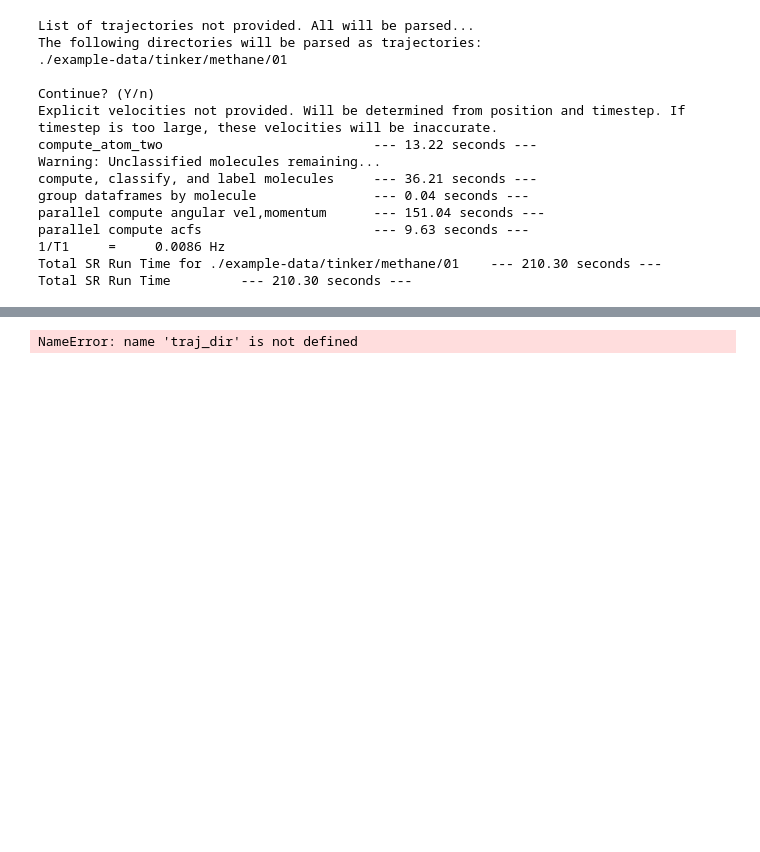
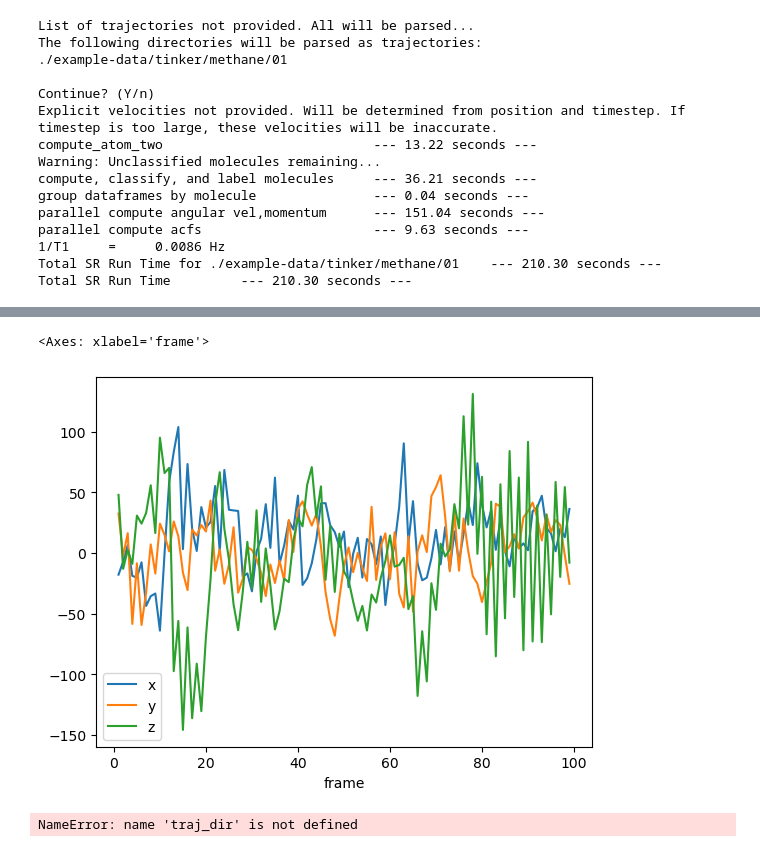
Before and after one commit to jautschbach/dynpy, a Jupyter notebook: scratch.ipynb, the cells around one changed output, grey strips where cells are left out. Drawn from its saved outputs; the diff is of its cells as text; code cells hidden in the pictures; blank space fills up the shorter version.

```diff
--- a/scratch.ipynb
+++ b/scratch.ipynb
@@ -84,3 +100,8 @@ Jacf_mean.plot(x='time',y=['$J_{x}$','$J_{y}$','$J_{z}$'])
+# %%
+ang_vel.groupby('molecule_label').get_group(4).plot(x='frame',y=['x','y','z'])
+# %% [output]
+<Axes: xlabel='frame'>
+[figure, added]
 # %%
 from parseMD import *
 # %%
```
Also changed, not shown: parts of 10 cells of this notebook, 1 other file.
